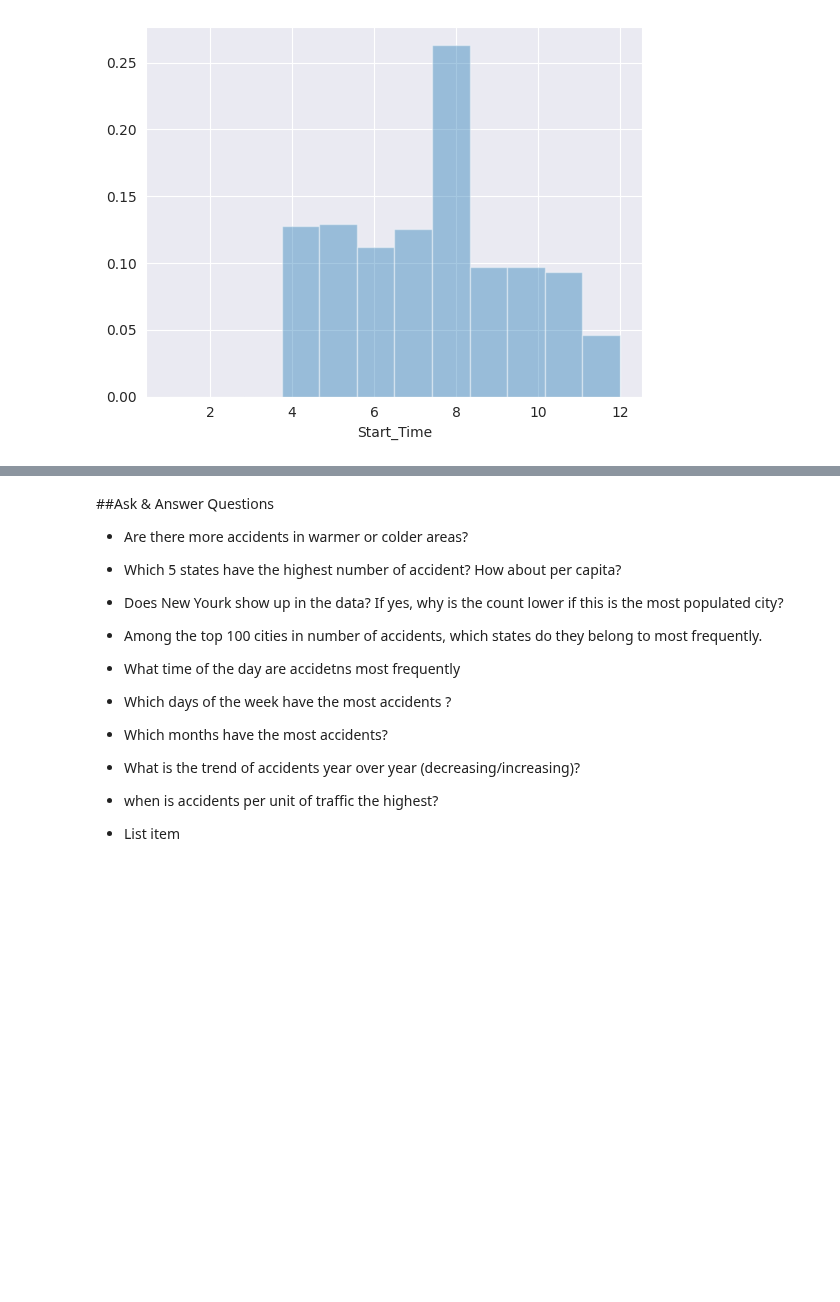
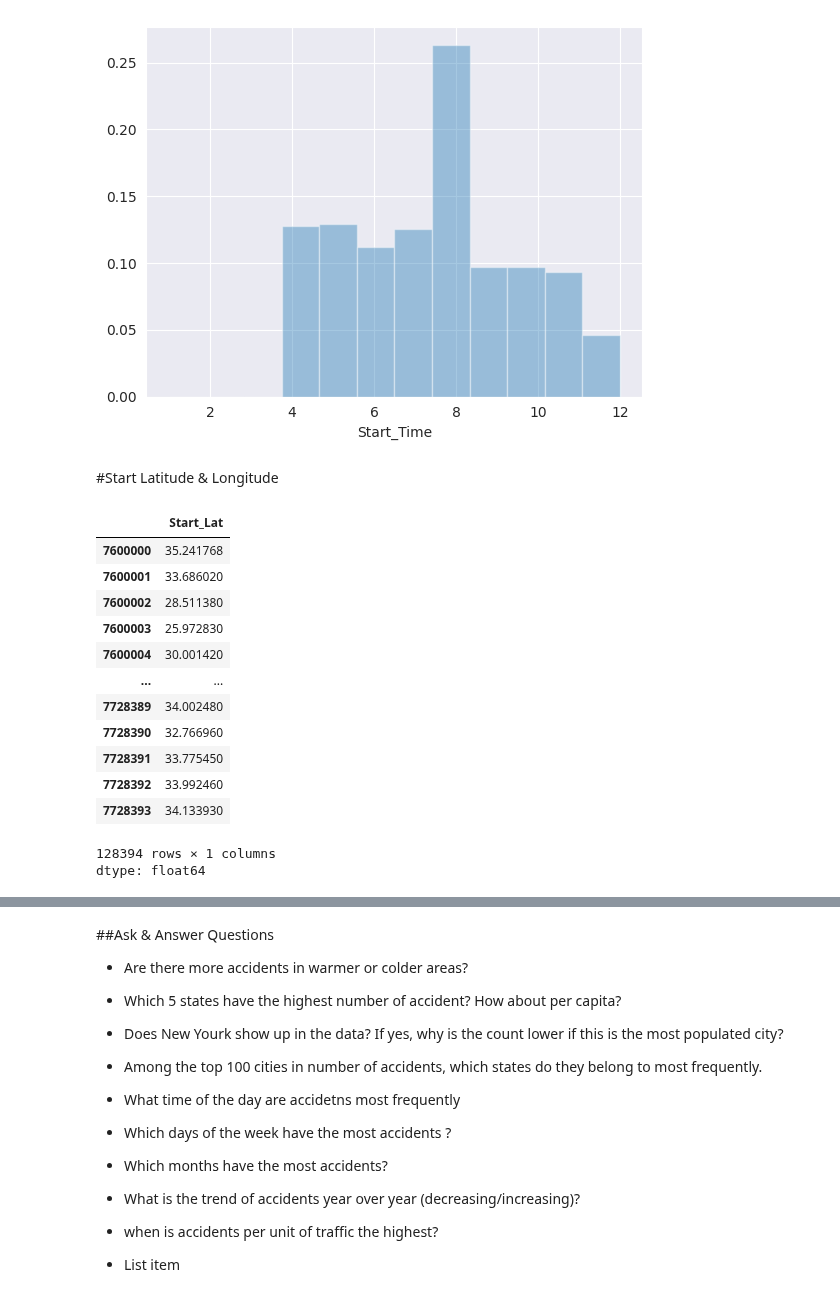
Before and after one commit to MuntasirAraf14/EDA_-Exploratory-Data-Analysis-, a Jupyter notebook: EDA_project(1).ipynb, the cells around one changed output, grey strips where cells are left out. Saved outputs shown, nothing was run; the diff lists cells and outputs as text; code cells hidden in the pictures; blank space fills up the shorter version.

```diff
--- a/EDA_project(1).ipynb
+++ b/EDA_project(1).ipynb
@@ -336,3 +336,22 @@ https://gist.github.com/mwaskom/de44147ed2974457ad6372750bbe5751
   sns.distplot(df.Start_Time.dt.month, bins=12, kde=False, norm_hist=True)
 <Axes: xlabel='Start_Time'>
 [figure]
+# %% [markdown]
+#Start Latitude & Longitude
+# %%
+df.Start_Lat
+# %% [output]
+|  | Start_Lat |
+| 7600000 | 35.241768 |
+| 7600001 | 33.686020 |
+| 7600002 | 28.511380 |
+| 7600003 | 25.972830 |
+| 7600004 | 30.001420 |
+| ... | ... |
+| 7728389 | 34.002480 |
+| 7728390 | 32.766960 |
+| 7728391 | 33.775450 |
+| 7728392 | 33.992460 |
+| 7728393 | 34.133930 |
+128394 rows × 1 columns
+dtype: float64
```
Also changed, not shown: parts of 9 cells of this notebook.
